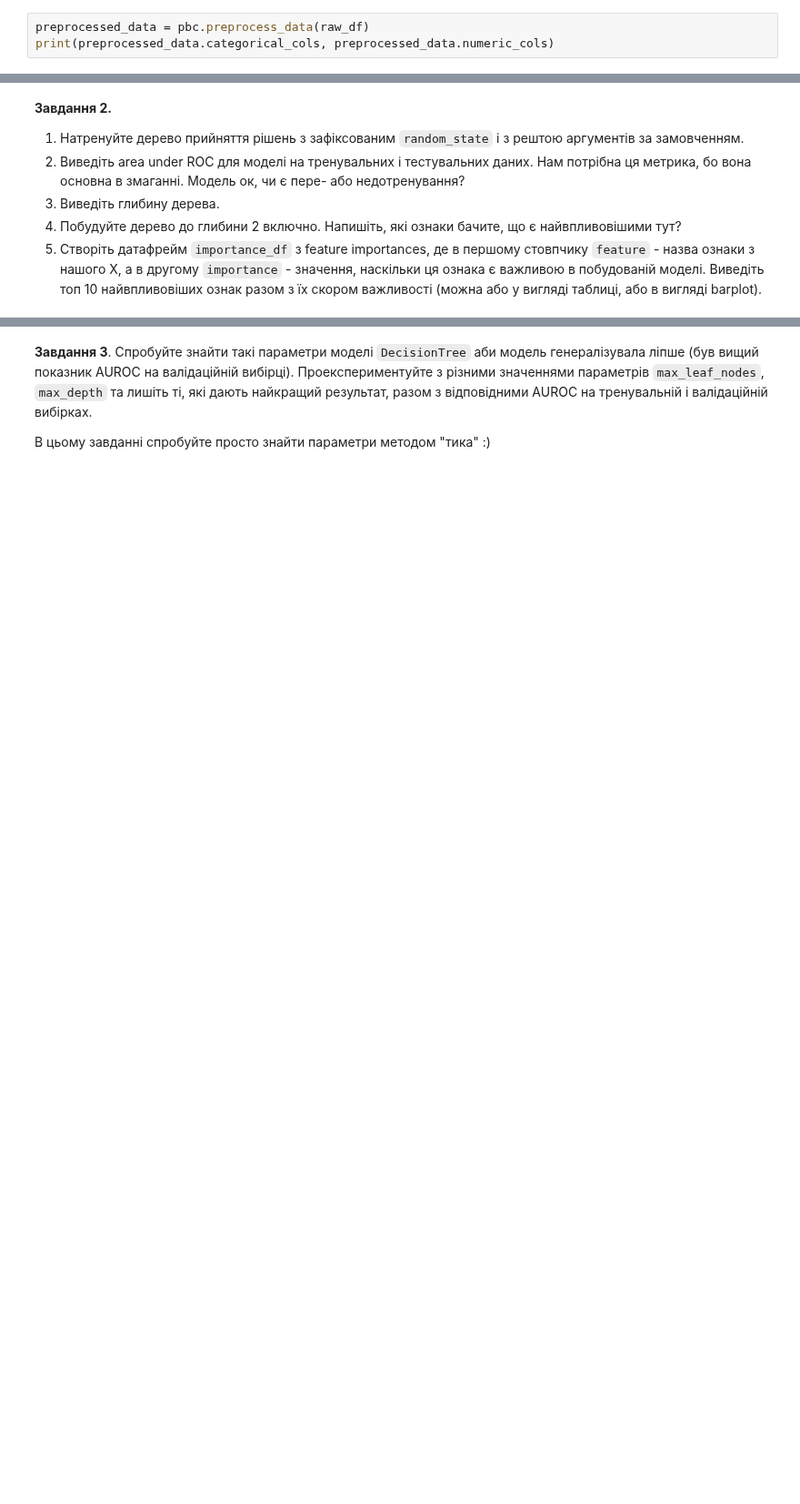
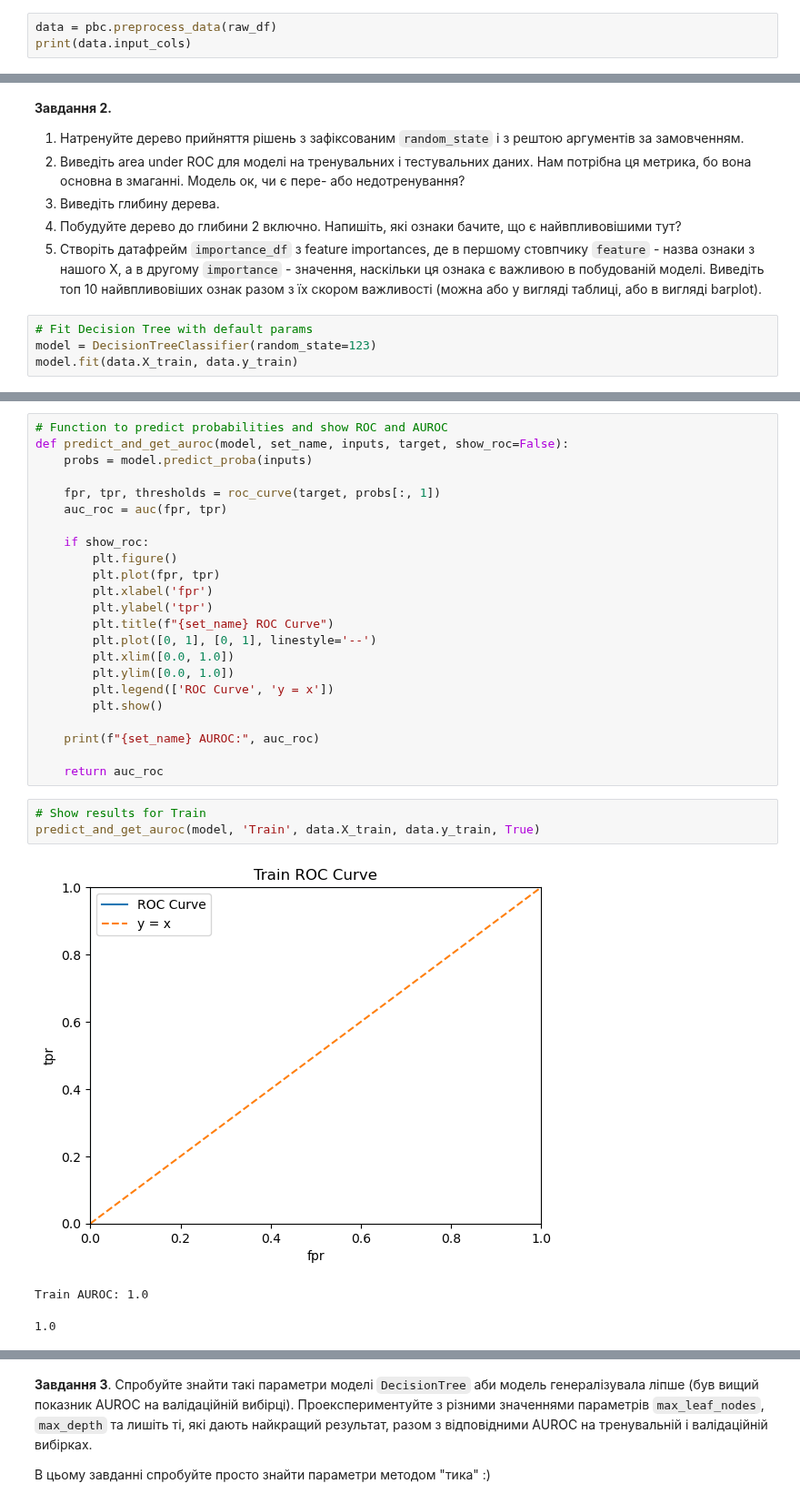
Before and after one commit to spznk/mlds_tasks, a Jupyter notebook: md2/topic2.3/HW_2_3_Дерева_прийняття_рішень.ipynb, the cells around one changed output, grey strips where cells are left out. Shown at 91% size. Cells and saved outputs as stored; diff of their text form; blank space fills up the shorter version.

Commit message:
added HW for Decision Tree

```diff
--- a/md2/topic2.3/HW_2_3_Дерева_прийняття_рішень.ipynb
+++ b/md2/topic2.3/HW_2_3_Дерева_прийняття_рішень.ipynb
@@ -46,6 +53,6 @@ import pandas as pd
 # Read train set from a file
 raw_df = pd.read_csv('train.csv')
 # %%
-preprocessed_data = pbc.preprocess_data(raw_df)
-print(preprocessed_data.categorical_cols, preprocessed_data.numeric_cols)
+data = pbc.preprocess_data(raw_df)
+print(data.input_cols)
 # %% [output]
@@ -57,3 +64,7 @@ print(preprocessed_data.categorical_cols, preprocessed_data.numeric_cols)
 3. Виведіть глибину дерева.
 4. Побудуйте дерево до глибини 2 включно. Напишіть, які ознаки бачите, що є найвпливовішими тут?
 5. Створіть датафрейм `importance_df` з feature importances, де в першому стовпчику `feature` - назва ознаки з нашого Х, а в другому `importance` - значення, наскільки ця ознака є важливою в побудованій моделі. Виведіть топ 10 найвпливовіших ознак разом з їх скором важливості (можна або у вигляді таблиці, або в вигляді barplot).
+# %%
+# Fit Decision Tree with default params
+model = DecisionTreeClassifier(random_state=123)
+model.fit(data.X_train, data.y_train)
@@ -59,0 +73,30 @@ print(preprocessed_data.categorical_cols, preprocessed_data.numeric_cols)
+# %%
+# Function to predict probabilities and show ROC and AUROC
+def predict_and_get_auroc(model, set_name, inputs, target, show_roc=False):
+    probs = model.predict_proba(inputs)
+
+    fpr, tpr, thresholds = roc_curve(target, probs[:, 1])
+    auc_roc = auc(fpr, tpr)
+
+    if show_roc:
+        plt.figure()
+        plt.plot(fpr, tpr)
+        plt.xlabel('fpr')
+        plt.ylabel('tpr')
+        plt.title(f"{set_name} ROC Curve")
+        plt.plot([0, 1], [0, 1], linestyle='--')
+        plt.xlim([0.0, 1.0])
+        plt.ylim([0.0, 1.0])
+        plt.legend(['ROC Curve', 'y = x'])
+        plt.show()
+
+    print(f"{set_name} AUROC:", auc_roc)
+
+    return auc_roc
+# %%
+# Show results for Train
+predict_and_get_auroc(model, 'Train', data.X_train, data.y_train, True)
+# %% [output]
+[figure, added]
+Train AUROC: 1.0
+1.0
```
Also changed, not shown: parts of 31 cells of this notebook, 5 other files.
